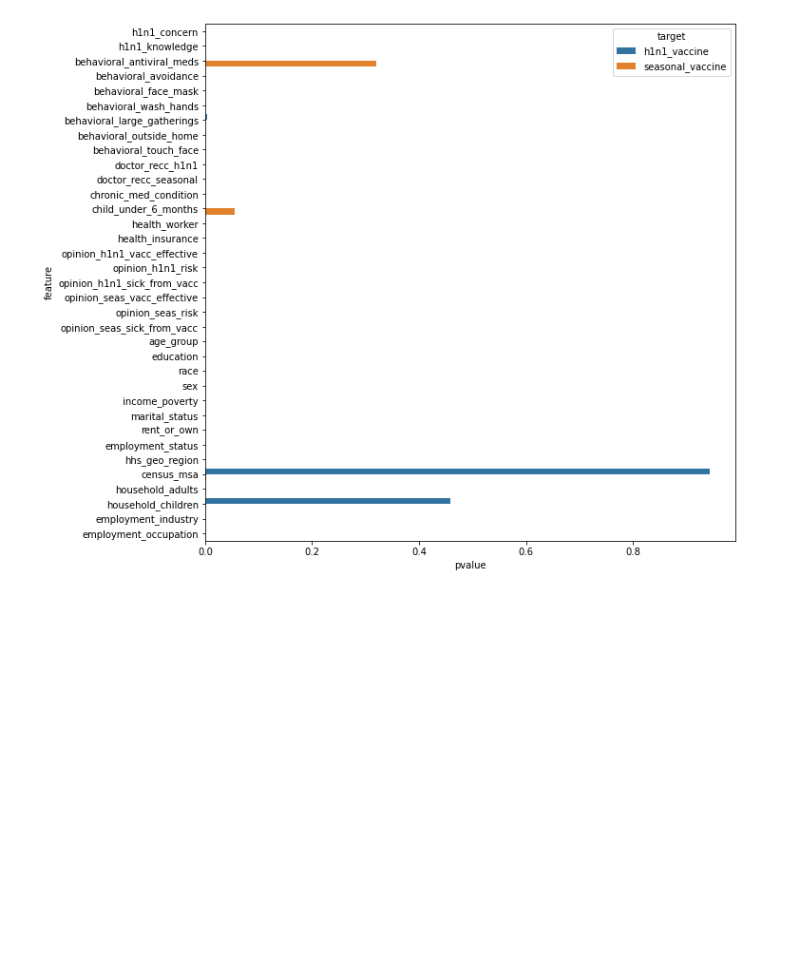
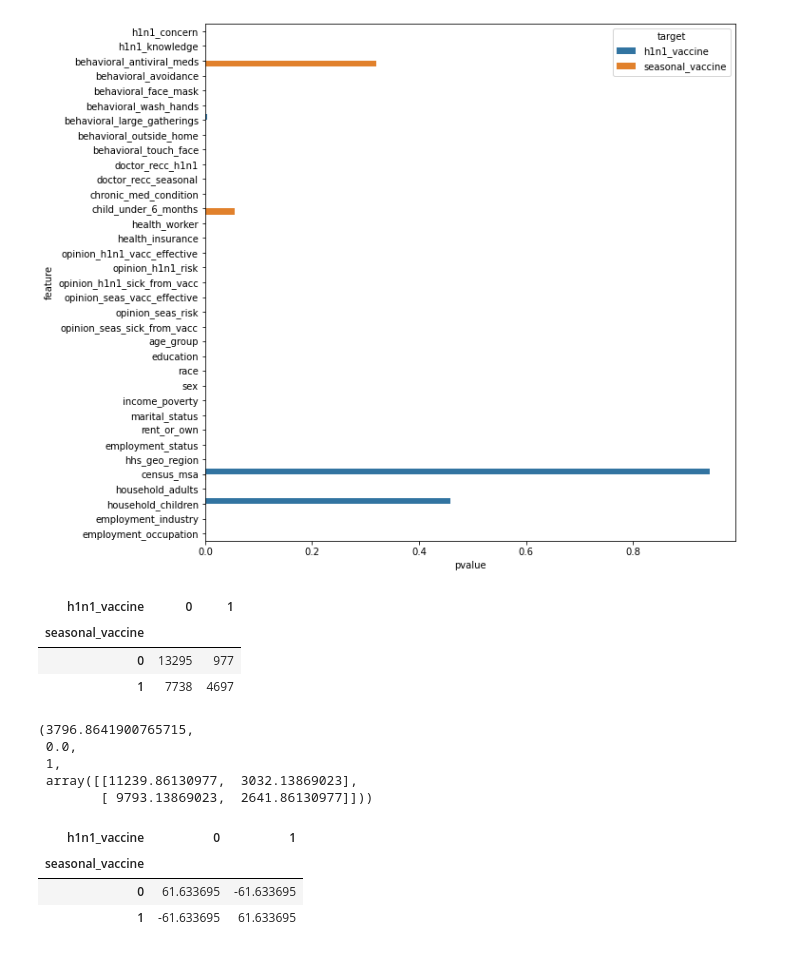
Before and after one commit to EduardoYada/Flu-Shot-Learning, a Jupyter notebook: notebooks/python/EDA.ipynb, the cells around one changed output. Drawn from its saved outputs; the diff is of its cells as text; code cells hidden in the pictures; blank space fills up the shorter version.

```diff
--- a/notebooks/python/EDA.ipynb
+++ b/notebooks/python/EDA.ipynb
@@ -100,3 +109,31 @@ sns.barplot(data=chi2_df, y='feature', x='pvalue', hue='target', ax=ax)
 plt.show()
 # %% [output]
 [figure]
+# %%
+contingency = pd.crosstab(df_train['seasonal_vaccine'], df_train['h1n1_vaccine'])
+# %%
+contingency
+# %% [output]
+| h1n1_vaccine | 0 | 1 |
+| seasonal_vaccine |  |  |
+| 0 | 13295 | 977 |
+| 1 | 7738 | 4697 |
+# %%
+chi2_contingency(contingency)
+# %% [output]
+(3796.8641900765715,
+ 0.0,
+ 1,
+ array([[11239.86130977,  3032.13869023],
+        [ 9793.13869023,  2641.86130977]]))
+# %%
+import statsmodels.api as sm
+
+table = sm.stats.Table(contingency)
+
+table.standardized_resids
+# %% [output]
+| h1n1_vaccine | 0 | 1 |
+| seasonal_vaccine |  |  |
+| 0 | 61.633695 | -61.633695 |
+| 1 | -61.633695 | 61.633695 |
```
Also changed, not shown: parts of 1 cell of this notebook, 11 other files.
